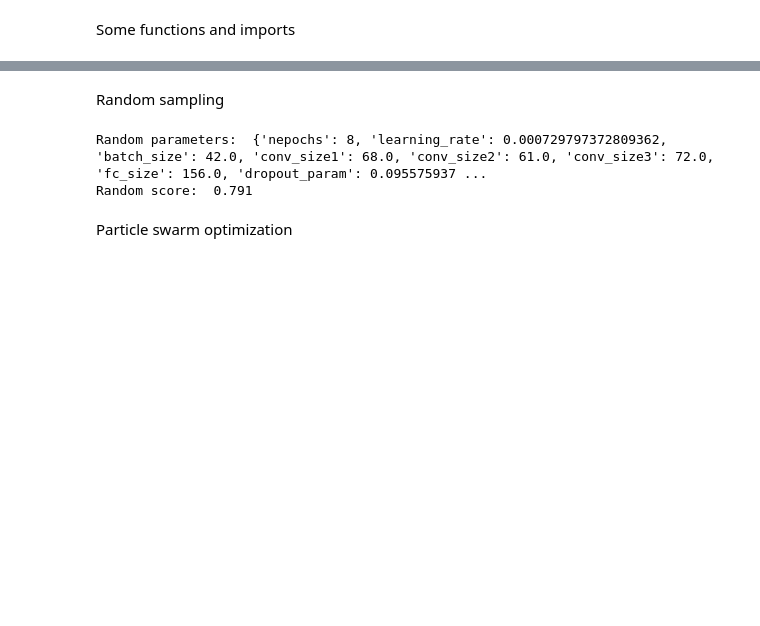
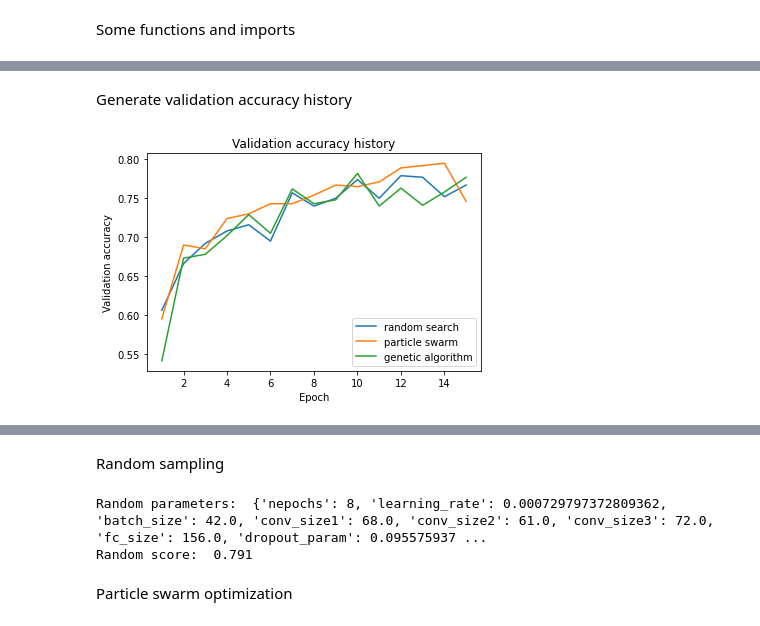
Before and after one commit to remzawi/aa222_project, a Jupyter notebook: CompareResults.ipynb, the cells around one changed output, grey strips where cells are left out. Cells and saved outputs as stored; diff of their text form; code cells hidden in the pictures; blank space fills up the shorter version.

```diff
--- a/CompareResults.ipynb
+++ b/CompareResults.ipynb
@@ -16,0 +48,5 @@ def load_obj(name ):
+# %%
+ga_params=load_obj('GAOptParam50')
+ga_score=load_obj('GAScore50')
+print("Genetic algorithm parameters: ",ga_params)
+print("Genetic algorithm score: ",ga_score)
@@ -16,0 +60,5 @@ def load_obj(name ):
+# %%
+rd.seed(0)
+rd_params['nepochs']=15
+rd_model=create_model(rd_params)
+rd_valhistory=train_model(rd_model,rd_params,X_train, y_train, X_val, y_val)
@@ -16,0 +90,5 @@ def load_obj(name ):
+# %%
+rd.seed(0)
+ps_params['nepochs']=15
+ps_model=ToyNet(ps_params)
+ps_valhistory=train_model(ps_model,ps_params,X_train, y_train, X_val, y_val)
@@ -16,0 +120,5 @@ def load_obj(name ):
+# %%
+rd.seed(0)
+ga_params['nepochs']=15
+ga_model=ToyNet(ga_params)
+ga_valhistory=train_model(ga_model,ga_params,X_train, y_train, X_val, y_val)
@@ -16,0 +148,14 @@ def load_obj(name ):
+# %% [markdown]
+Generate validation accuracy history
+# %%
+plt.figure()
+plt.plot(np.arange(len(rd_valhistory))+1,rd_valhistory)
+plt.plot(np.arange(len(ps_valhistory))+1,ps_valhistory)
+plt.plot(np.arange(len(ga_valhistory))+1,ga_valhistory)
+plt.legend(['random search','particle swarm','genetic algorithm'])
+plt.title('Validation accuracy history')
+plt.xlabel('Epoch')
+plt.ylabel('Validation accuracy')
+plt.savefig('ValHist_50.pdf')
+# %% [output]
+[figure, added]
```
Also changed, not shown: parts of 37 cells of this notebook, 17 other files.
